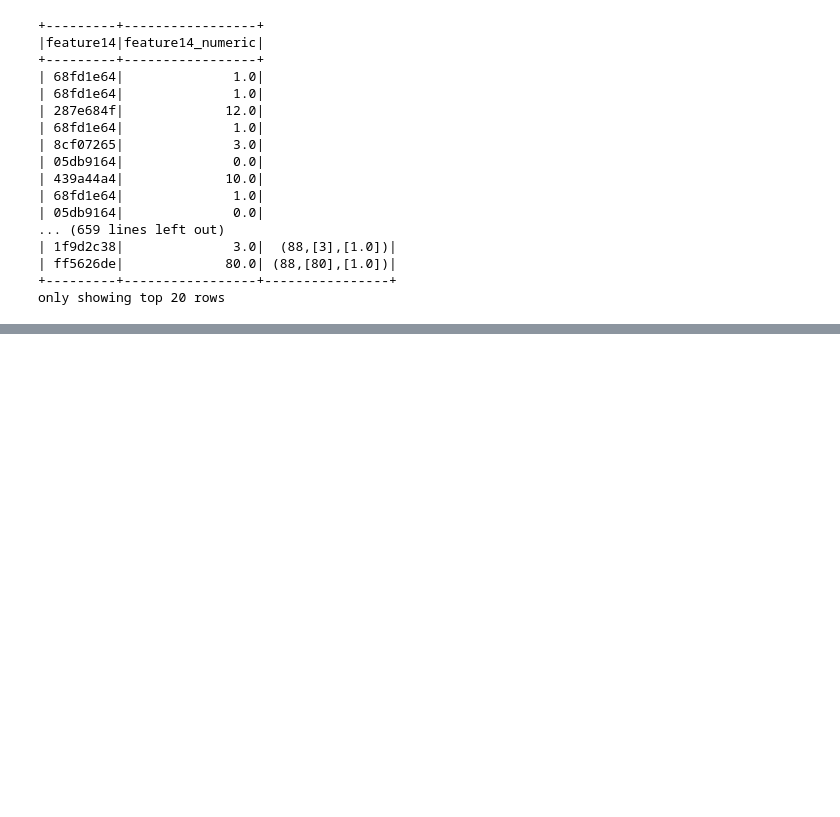
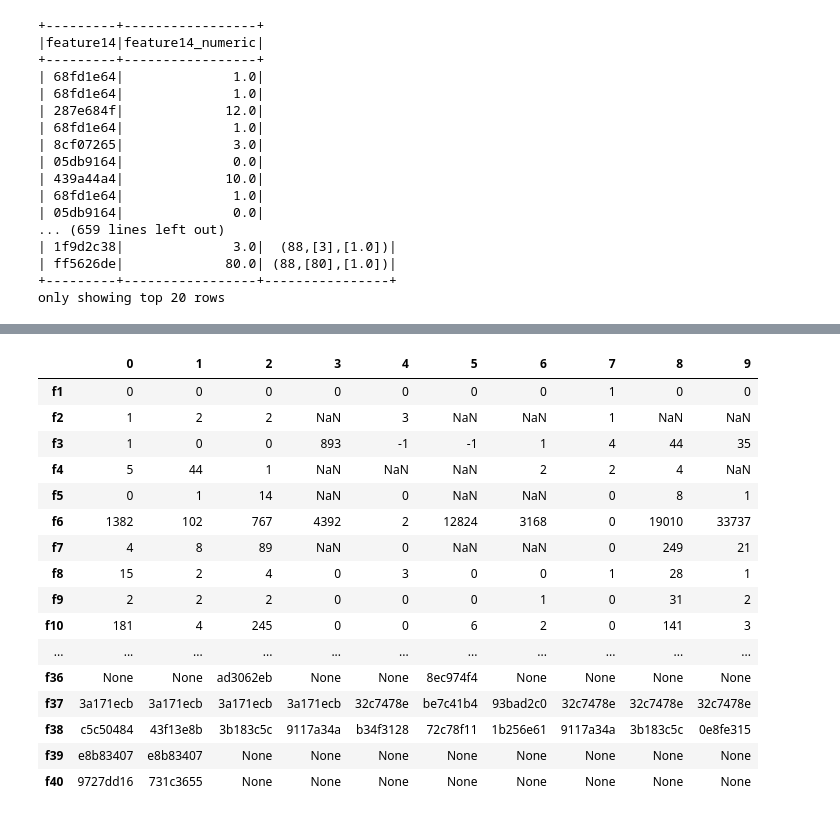
Before and after one commit to taiworaph/Map_Reduce, a Jupyter notebook: SDWorkInProgress.ipynb, the cells around one changed output, grey strips where cells are left out. Saved outputs shown, nothing was run; the diff lists cells and outputs as text; code cells hidden in the pictures; blank space fills up the shorter version.

```diff
--- a/SDWorkInProgress.ipynb
+++ b/SDWorkInProgress.ipynb
@@ -1695,0 +1900,21 @@ only showing top 20 rows
+# %%
+import pandas as pd
+pd.DataFrame(df.take(10), columns=df.columns).transpose()
+# %% [output]
+|  | 0 | 1 | 2 | 3 | 4 | 5 | 6 | 7 | 8 | 9 |
+| f1 | 0 | 0 | 0 | 0 | 0 | 0 | 0 | 1 | 0 | 0 |
+| f2 | 1 | 2 | 2 | NaN | 3 | NaN | NaN | 1 | NaN | NaN |
+| f3 | 1 | 0 | 0 | 893 | -1 | -1 | 1 | 4 | 44 | 35 |
+| f4 | 5 | 44 | 1 | NaN | NaN | NaN | 2 | 2 | 4 | NaN |
+| f5 | 0 | 1 | 14 | NaN | 0 | NaN | NaN | 0 | 8 | 1 |
+| f6 | 1382 | 102 | 767 | 4392 | 2 | 12824 | 3168 | 0 | 19010 | 33737 |
+| f7 | 4 | 8 | 89 | NaN | 0 | NaN | NaN | 0 | 249 | 21 |
+| f8 | 15 | 2 | 4 | 0 | 3 | 0 | 0 | 1 | 28 | 1 |
+| f9 | 2 | 2 | 2 | 0 | 0 | 0 | 1 | 0 | 31 | 2 |
+| f10 | 181 | 4 | 245 | 0 | 0 | 6 | 2 | 0 | 141 | 3 |
+| ... | ... | ... | ... | ... | ... | ... | ... | ... | ... | ... |
+| f36 | None | None | ad3062eb | None | None | 8ec974f4 | None | None | None | None |
+| f37 | 3a171ecb | 3a171ecb | 3a171ecb | 3a171ecb | 32c7478e | be7c41b4 | 93bad2c0 | 32c7478e | 32c7478e | 32c7478e |
+| f38 | c5c50484 | 43f13e8b | 3b183c5c | 9117a34a | b34f3128 | 72c78f11 | 1b256e61 | 9117a34a | 3b183c5c | 0e8fe315 |
+| f39 | e8b83407 | e8b83407 | None | None | None | None | None | None | None | None |
+| f40 | 9727dd16 | 731c3655 | None | None | None | None | None | None | None | None |
```
Also changed, not shown: parts of 22 cells of this notebook.
